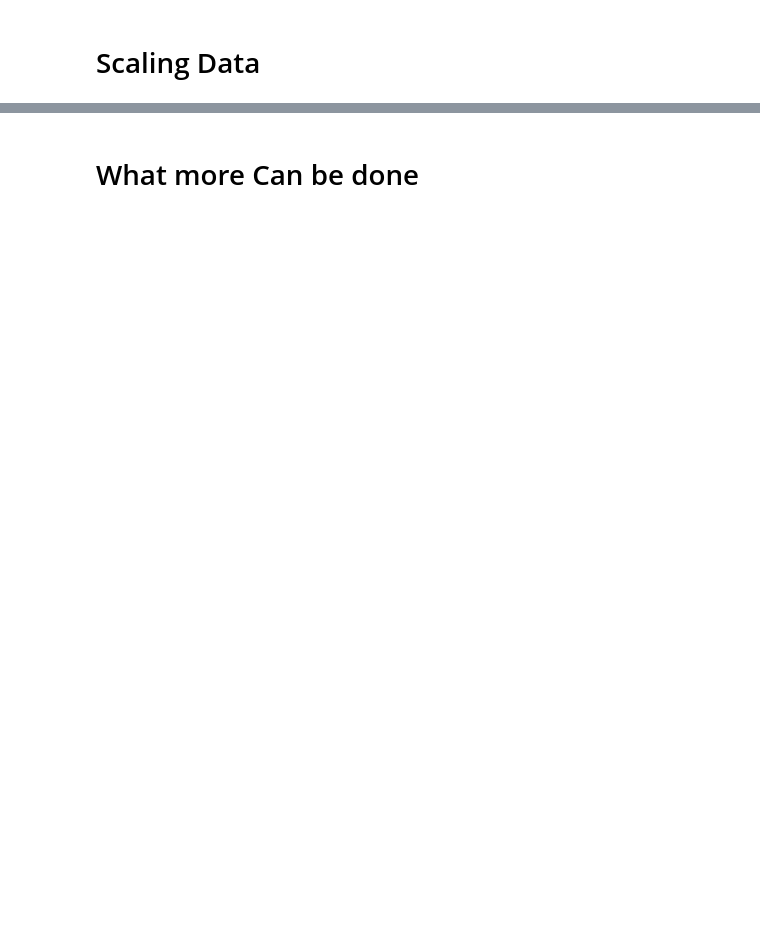
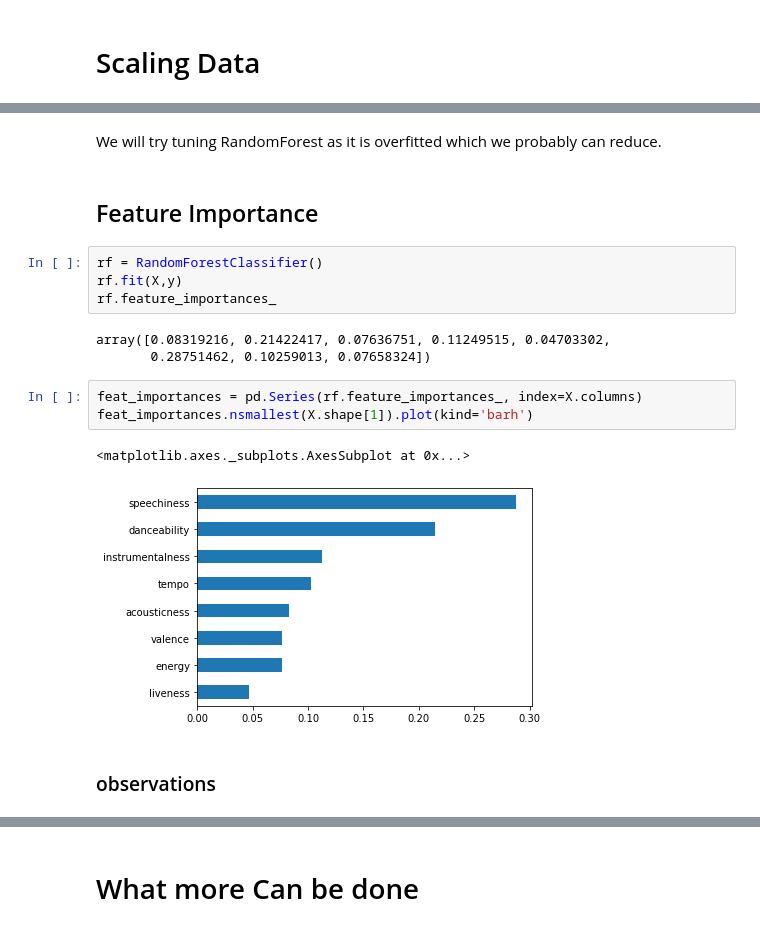
Before and after one commit to Raseshgarg/Song-Genre-Classification, a Jupyter notebook: Detailed_Classification.ipynb, the cells around one changed output, grey strips where cells are left out. Cells and saved outputs as stored; diff of their text form; blank space fills up the shorter version.

```diff
--- a/Detailed_Classification.ipynb
+++ b/Detailed_Classification.ipynb
@@ -375,0 +263,19 @@ Why you chose the metric link.
+# %% [markdown]
+We will try tuning RandomForest as it is overfitted which we probably can reduce.
+# %% [markdown]
+## Feature Importance
+# %%
+rf = RandomForestClassifier()
+rf.fit(X,y)
+rf.feature_importances_
+# %% [output]
+array([0.08319216, 0.21422417, 0.07636751, 0.11249515, 0.04703302,
+       0.28751462, 0.10259013, 0.07658324])
+# %%
+feat_importances = pd.Series(rf.feature_importances_, index=X.columns)
+feat_importances.nsmallest(X.shape[1]).plot(kind='barh')
+# %% [output]
+<matplotlib.axes._subplots.AxesSubplot at 0x...>
+[figure, added]
+# %% [markdown]
+### observations
```
Also changed, not shown: parts of 124 cells of this notebook.
